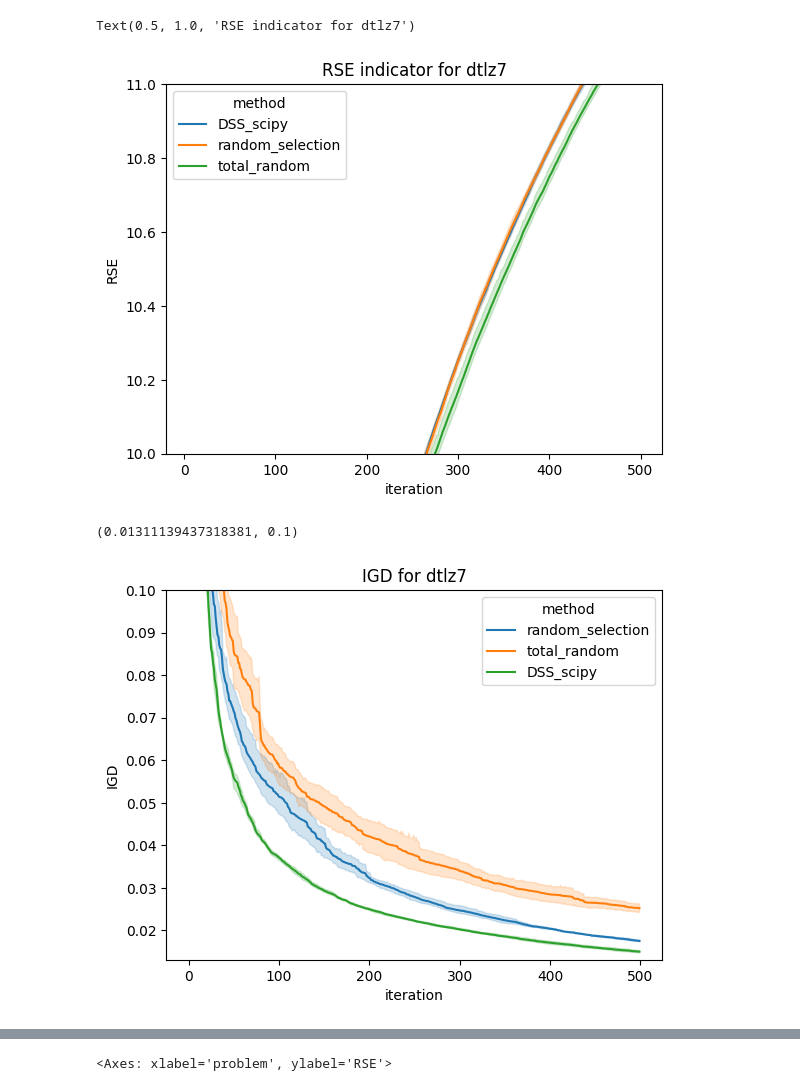
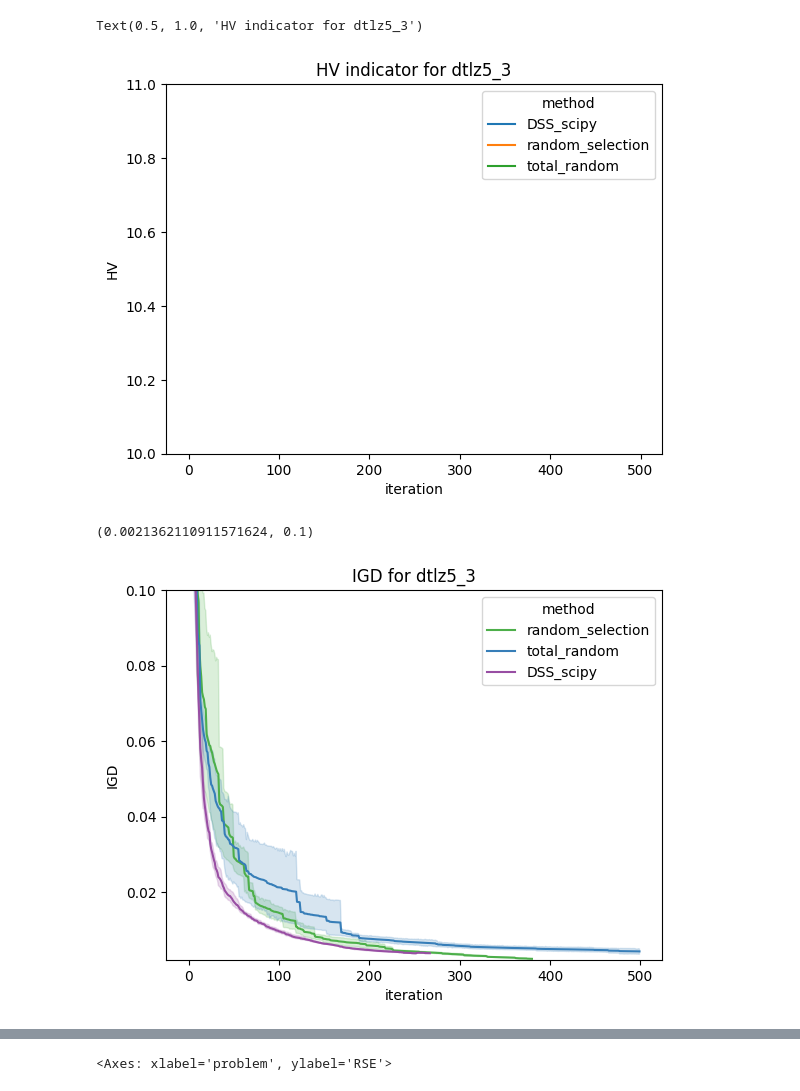
Before and after one commit to light-weaver/iterative-pareto-representer, a Jupyter notebook: notebooks/explore_results.ipynb, the cells around one changed output, grey strips where cells are left out. Cells and saved outputs as stored; diff of their text form; code cells hidden in the pictures.

```diff
--- a/notebooks/explore_results.ipynb
+++ b/notebooks/explore_results.ipynb
@@ -14,7 +64,4 @@ from tqdm.notebook import tqdm
 # %%
-filename = "results_temp.json"
-
-
 class OneExperimentResults(BaseModel):
     problemName: str = Field(description="Name of the problem")
     method: str = Field(description="Name of the method")
@@ -26,21 +73,28 @@ class OneExperimentResults(BaseModel):
     CumBadRefs: list[float] = Field(description="Cumulative fraction of bad reference points found at each iteration")
     success: list[bool] = Field(description="Whether the method evaluated a valid reference point at each iteration")
     runtime: float = Field(description="Runtime of the experiment")
+    found_solutions: list[list[float]] = Field(description="Found solutions at each iteration")
 
 
 class ExperimentResults(BaseModel):
     results: list[OneExperimentResults] = Field(description="Results of the experiment")
-
-
-with open(filename, "r") as f:
-    data = f.read()
-
-results = ExperimentResults.model_validate_json(data)
+# %%
+root = "../results/"
+problem = "dtlz5_3"
+# list all files in the directory
+
+files = os.listdir(root)
+files = [f for f in files if problem in f]
+
+# read all the files
+f_results = []
+for f in files:
+    with open(root + f, "r") as file:
+        data = file.read()
+        f_results.append(OneExperimentResults.model_validate_json(data))
 # %%
 # 3 Objective forest results
 
-problem = "dtlz7"
-f_results = [r for r in results.results if r.problemName == problem]
 methods = list(set([r.method for r in f_results]))
 runIDs = list(set([r.runID for r in f_results]))
 
@@ -57,6 +111,7 @@ f_pd = pd.DataFrame(
         "runtime",
     ]
 )
+found_solutions = {}
 
 for r in f_results:
     # print lenghts
@@ -75,33 +130,48 @@ for r in f_results:
         }
     )
     f_pd = pd.concat([f_pd, to_add])
+    if r.runID == 1:
+        found_solutions[r.method] = pd.DataFrame(
+            r.found_solutions,
+            columns=[f"f{i+1}" for i in range(len(r.found_solutions[0]))],
+        )
+
+reference_data = pd.read_csv(f"../data/{f_results[0].problemName}.csv")
+
+reference_data = (reference_data - reference_data.min()) / (reference_data.max() - reference_data.min())
 # %%
 f, ax = plt.subplots()
 ax.set()
-f_pd_clean = f_pd[["RSE", "iteration", "method"]].dropna()
-sns.lineplot(data=f_pd_clean.sort_values("method"), y="RSE", x="iteration", hue="method")
+f_pd_clean = f_pd[["HV", "iteration", "method"]].dropna()
+sns.lineplot(data=f_pd_clean.sort_values("method"), y="HV", x="iteration", hue="method")
 
 # Set y-axis limits
 ax.set_ylim(10, 11)
-ax.set_title(f"RSE indicator for {problem}")
+ax.set_title(f"HV indicator for {problem}")
 
 # For problems where all RPs are eliminated, try recalculating the
 # bad RPs with lower threshold values.
 # %% [output]
-Text(0.5, 1.0, 'RSE indicator for dtlz7')
+Text(0.5, 1.0, 'HV indicator for dtlz5_3')
-[figure, old version]
+[figure, new version]
 # %%
 f, ax = plt.subplots()
 # ax.set(yscale="log", xscale="log")
+colormap = {
+    "reference": "#e41a1c",
+    "total_random": "#377eb8",
+    "random_selection": "#4daf4a",
+    "DSS_scipy": "#984ea3",
+}
 
 f_pd = f_pd[["IGD", "iteration", "method"]].dropna()
-sns.lineplot(data=f_pd, x="iteration", y="IGD", hue="method")
+sns.lineplot(data=f_pd, x="iteration", y="IGD", hue="method", palette=colormap)
 ax.set_title(f"IGD for {problem}")
 ax.set_ylim(0.9 * f_pd["IGD"].min(), 0.1)
 
 # f.savefig(f"igd_{problem}.png")
 # %% [output]
-(0.01311139437318381, 0.1)
+(0.0021362110911571624, 0.1)
-[figure, old version]
+[figure, new version]
 # %%
 def auto_plot(inputs):
```
Also changed, not shown: parts of 8 cells of this notebook, 6 other files.
